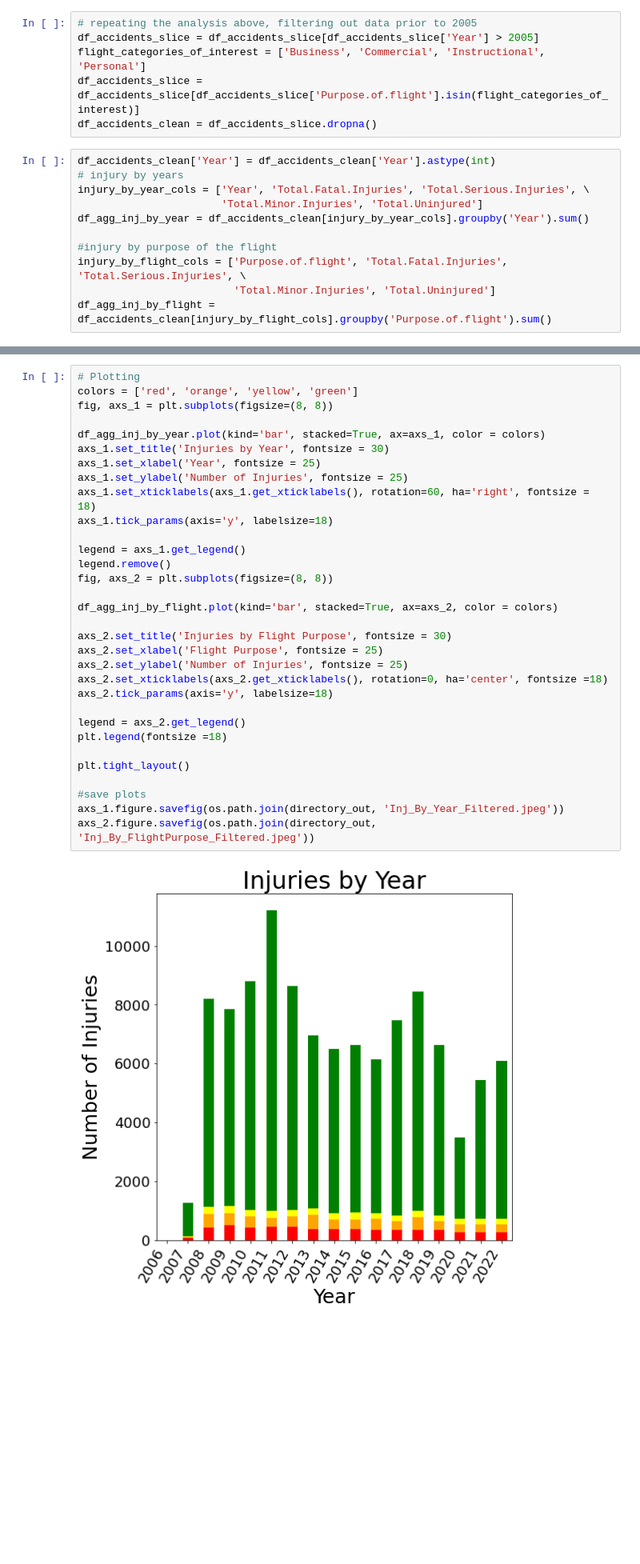
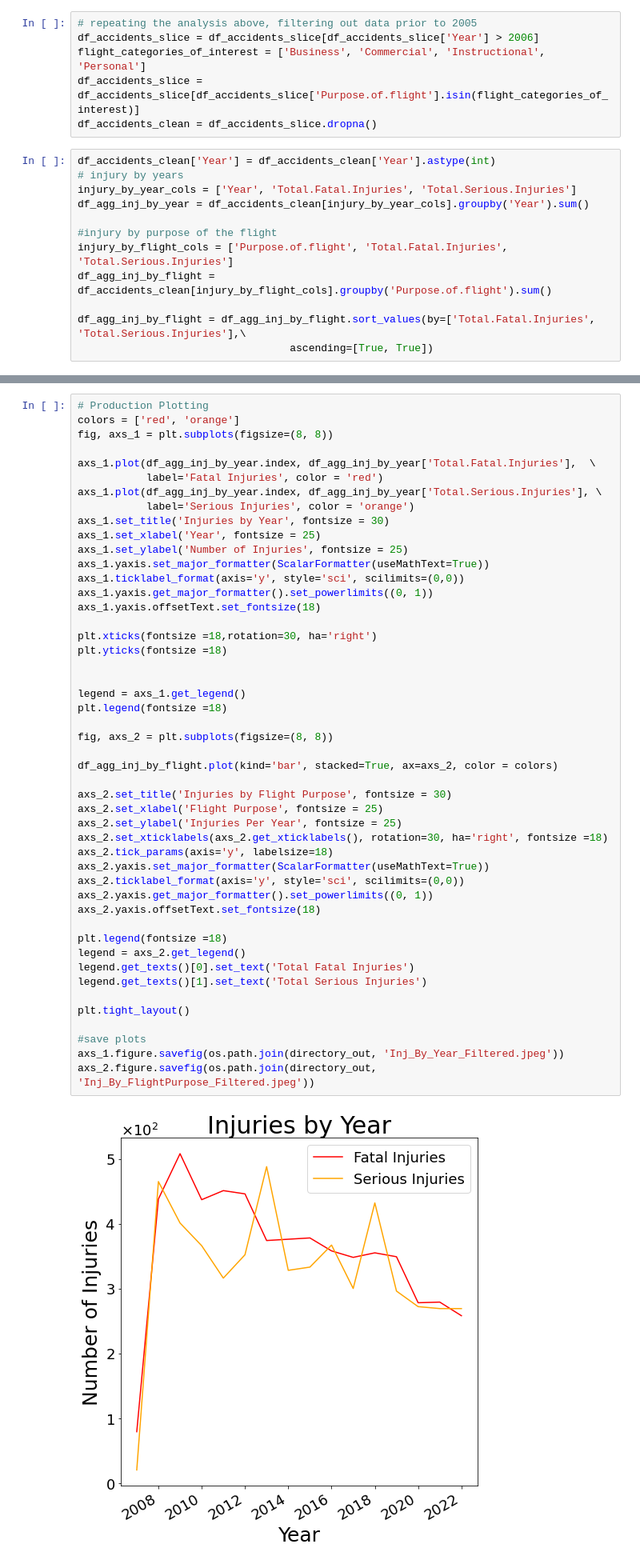
Before and after one commit to leksea/dsc-phase-1-project, a Jupyter notebook: Alexandra Yakovleva Phase 1 DS Flex Final Project.ipynb, the cells around one changed output, grey strips where cells are left out. Shown at 80% size. Cells and saved outputs as stored; diff of their text form; blank space fills up the shorter version.

```diff
--- a/Alexandra Yakovleva Phase 1 DS Flex Final Project.ipynb
+++ b/Alexandra Yakovleva Phase 1 DS Flex Final Project.ipynb
@@ -491,20 +542,21 @@ We can also narrow down the Flight Purpose to the following cathegories: Busines
 # %%
 # repeating the analysis above, filtering out data prior to 2005
-df_accidents_slice = df_accidents_slice[df_accidents_slice['Year'] > 2005]
+df_accidents_slice = df_accidents_slice[df_accidents_slice['Year'] > 2006]
 flight_categories_of_interest = ['Business', 'Commercial', 'Instructional', 'Personal']
 df_accidents_slice = df_accidents_slice[df_accidents_slice['Purpose.of.flight'].isin(flight_categories_of_interest)]
 df_accidents_clean = df_accidents_slice.dropna()
 # %%
 df_accidents_clean['Year'] = df_accidents_clean['Year'].astype(int)
 # injury by years
-injury_by_year_cols = ['Year', 'Total.Fatal.Injuries', 'Total.Serious.Injuries', \
-                       'Total.Minor.Injuries', 'Total.Uninjured']
+injury_by_year_cols = ['Year', 'Total.Fatal.Injuries', 'Total.Serious.Injuries']
 df_agg_inj_by_year = df_accidents_clean[injury_by_year_cols].groupby('Year').sum()
 
 #injury by purpose of the flight
-injury_by_flight_cols = ['Purpose.of.flight', 'Total.Fatal.Injuries', 'Total.Serious.Injuries', \
-                         'Total.Minor.Injuries', 'Total.Uninjured']
+injury_by_flight_cols = ['Purpose.of.flight', 'Total.Fatal.Injuries', 'Total.Serious.Injuries']
 df_agg_inj_by_flight = df_accidents_clean[injury_by_flight_cols].groupby('Purpose.of.flight').sum()
+
+df_agg_inj_by_flight = df_agg_inj_by_flight.sort_values(by=['Total.Fatal.Injuries', 'Total.Serious.Injuries'],\
+                                  ascending=[True, True])
 # %% [output]
 A value is trying to be set on a copy of a slice from a DataFrame.
 Try using .loc[row_indexer,col_indexer] = value instead
@@ -512,36 +564,52 @@ Try using .loc[row_indexer,col_indexer] = value instead
 See the caveats in the documentation: https://pandas.pydata.org/pandas-docs/stable/user_guide/indexing.html#returning-a-view-versus-a-copy
   df_accidents_clean['Year'] = df_accidents_clean['Year'].astype(int)
 # %%
-# Plotting
-colors = ['red', 'orange', 'yellow', 'green']
+# Production Plotting
+colors = ['red', 'orange']
 fig, axs_1 = plt.subplots(figsize=(8, 8))
 
-df_agg_inj_by_year.plot(kind='bar', stacked=True, ax=axs_1, color = colors)
+axs_1.plot(df_agg_inj_by_year.index, df_agg_inj_by_year['Total.Fatal.Injuries'],  \
+           label='Fatal Injuries', color = 'red')
+axs_1.plot(df_agg_inj_by_year.index, df_agg_inj_by_year['Total.Serious.Injuries'], \
+           label='Serious Injuries', color = 'orange')
 axs_1.set_title('Injuries by Year', fontsize = 30)
 axs_1.set_xlabel('Year', fontsize = 25)
 axs_1.set_ylabel('Number of Injuries', fontsize = 25)
-axs_1.set_xticklabels(axs_1.get_xticklabels(), rotation=60, ha='right', fontsize = 18)
-axs_1.tick_params(axis='y', labelsize=18)
+axs_1.yaxis.set_major_formatter(ScalarFormatter(useMathText=True))
+axs_1.ticklabel_format(axis='y', style='sci', scilimits=(0,0))
+axs_1.yaxis.get_major_formatter().set_powerlimits((0, 1))
+axs_1.yaxis.offsetText.set_fontsize(18)
+
+plt.xticks(fontsize =18,rotation=30, ha='right')
+plt.yticks(fontsize =18)
+
 
 legend = axs_1.get_legend()
-legend.remove()
+plt.legend(fontsize =18)
+
 fig, axs_2 = plt.subplots(figsize=(8, 8))
 
 df_agg_inj_by_flight.plot(kind='bar', stacked=True, ax=axs_2, color = colors)
 
 axs_2.set_title('Injuries by Flight Purpose', fontsize = 30)
 axs_2.set_xlabel('Flight Purpose', fontsize = 25)
-axs_2.set_ylabel('Number of Injuries', fontsize = 25)
-axs_2.set_xticklabels(axs_2.get_xticklabels(), rotation=0, ha='center', fontsize =18)
+axs_2.set_ylabel('Injuries Per Year', fontsize = 25)
+axs_2.set_xticklabels(axs_2.get_xticklabels(), rotation=30, ha='right', fontsize =18)
 axs_2.tick_params(axis='y', labelsize=18)
+axs_2.yaxis.set_major_formatter(ScalarFormatter(useMathText=True))
+axs_2.ticklabel_format(axis='y', style='sci', scilimits=(0,0))
+axs_2.yaxis.get_major_formatter().set_powerlimits((0, 1))
+axs_2.yaxis.offsetText.set_fontsize(18)
 
+plt.legend(fontsize =18)
 legend = axs_2.get_legend()
-plt.legend(fontsize =18)
+legend.get_texts()[0].set_text('Total Fatal Injuries')
+legend.get_texts()[1].set_text('Total Serious Injuries')
 
 plt.tight_layout()
 
 #save plots
 axs_1.figure.savefig(os.path.join(directory_out, 'Inj_By_Year_Filtered.jpeg'))
 axs_2.figure.savefig(os.path.join(directory_out, 'Inj_By_FlightPurpose_Filtered.jpeg'))
 # %% [output]
-[figure, old version]
+[figure, new version]
```
Also changed, not shown: parts of 25 cells of this notebook, 11 other files.
